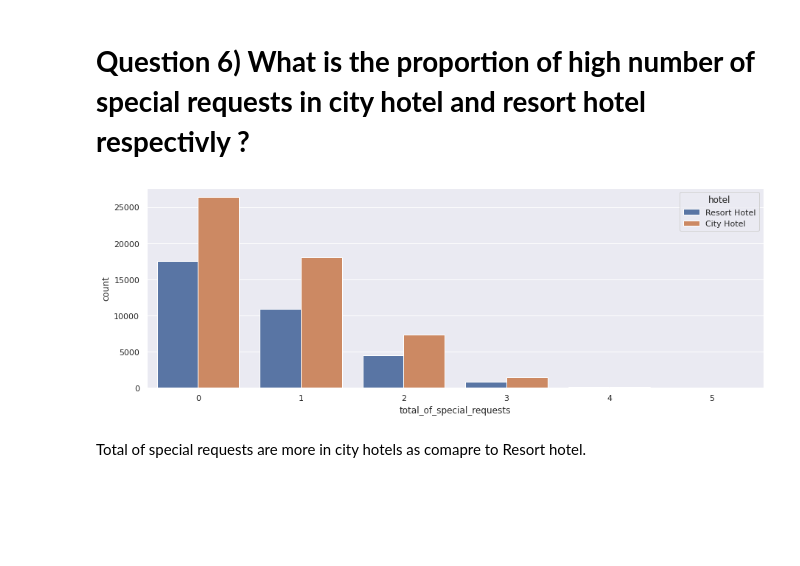
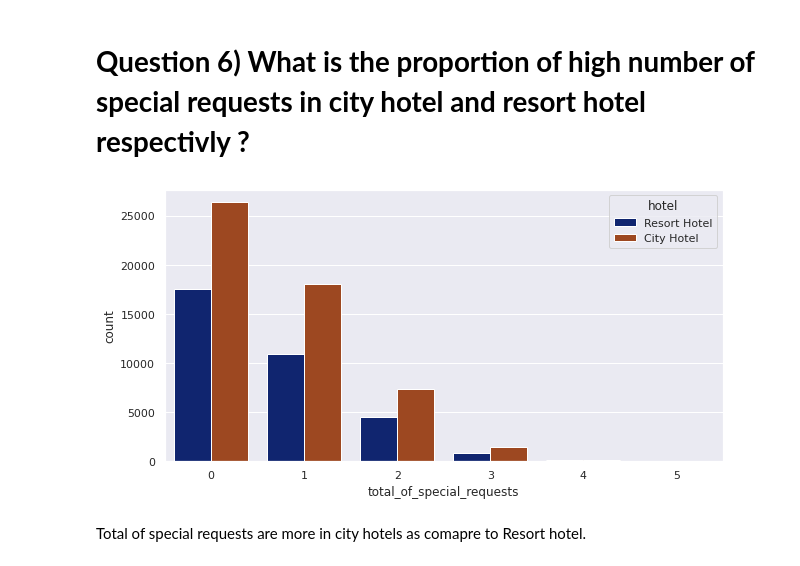
Before and after one commit to poojappt/Hotel-Booking-EDA, a Jupyter notebook: Poojappt_Hotel_Booking_Analysis_Capstone_Project.ipynb, the cells around one changed output. Drawn from its saved outputs; the diff is of its cells as text; code cells hidden in the pictures; blank space fills up the shorter version.

```diff
--- a/Poojappt_Hotel_Booking_Analysis_Capstone_Project.ipynb
+++ b/Poojappt_Hotel_Booking_Analysis_Capstone_Project.ipynb
@@ -509,10 +510,10 @@ Name: adr, dtype: float64
 # %% [markdown]
 # **Question 6) What is the proportion of high number of special requests in city hotel and resort hotel respectivly ?**
 # %%
-sns.countplot(data = df, x = 'total_of_special_requests', hue = 'hotel')
+sns.countplot(data = df, x = 'total_of_special_requests', hue = 'hotel',palette = 'dark')
 plt.show()
 # %% [output]
-[figure, old version]
+[figure, new version]
 # %% [markdown]
 Total of special requests are more in city hotels as comapre to Resort hotel.
 # %% [markdown]
```
Also changed, not shown: parts of 20 cells of this notebook.
